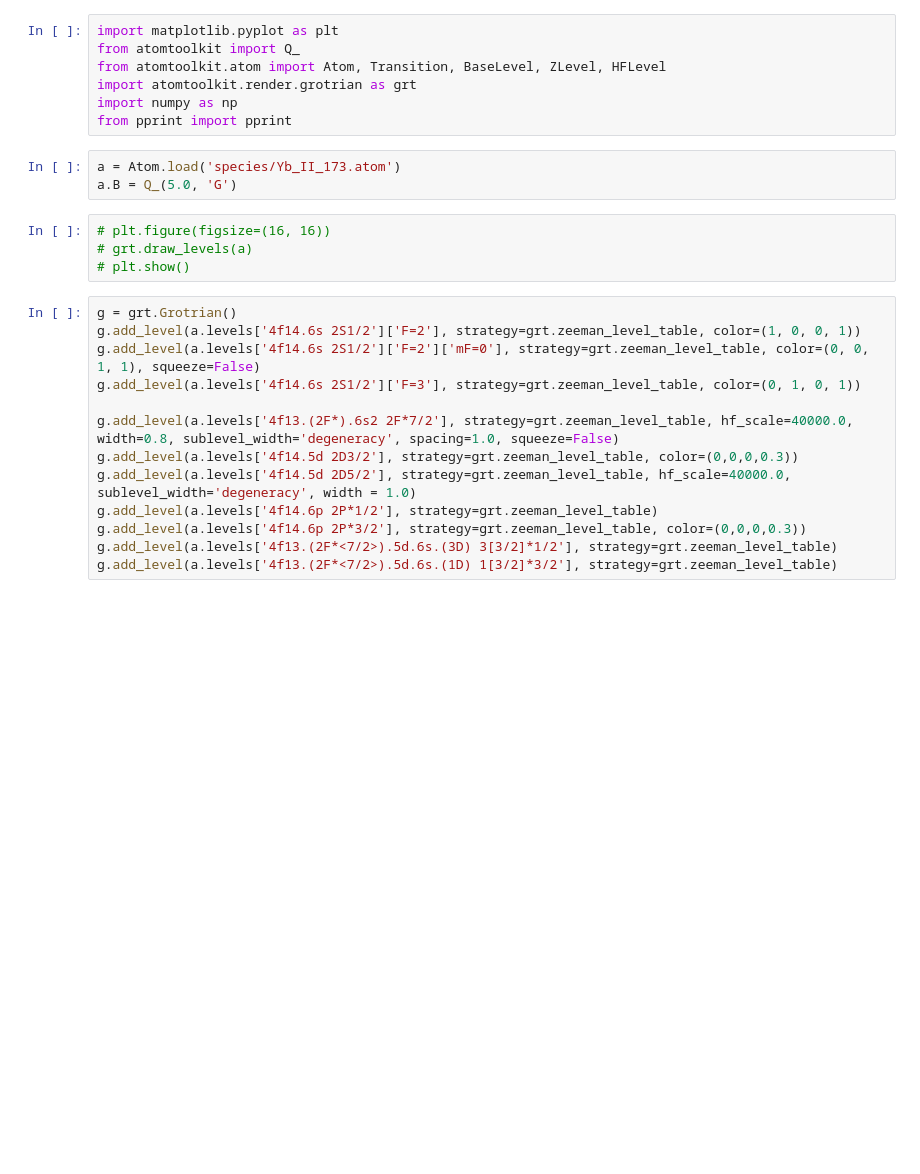
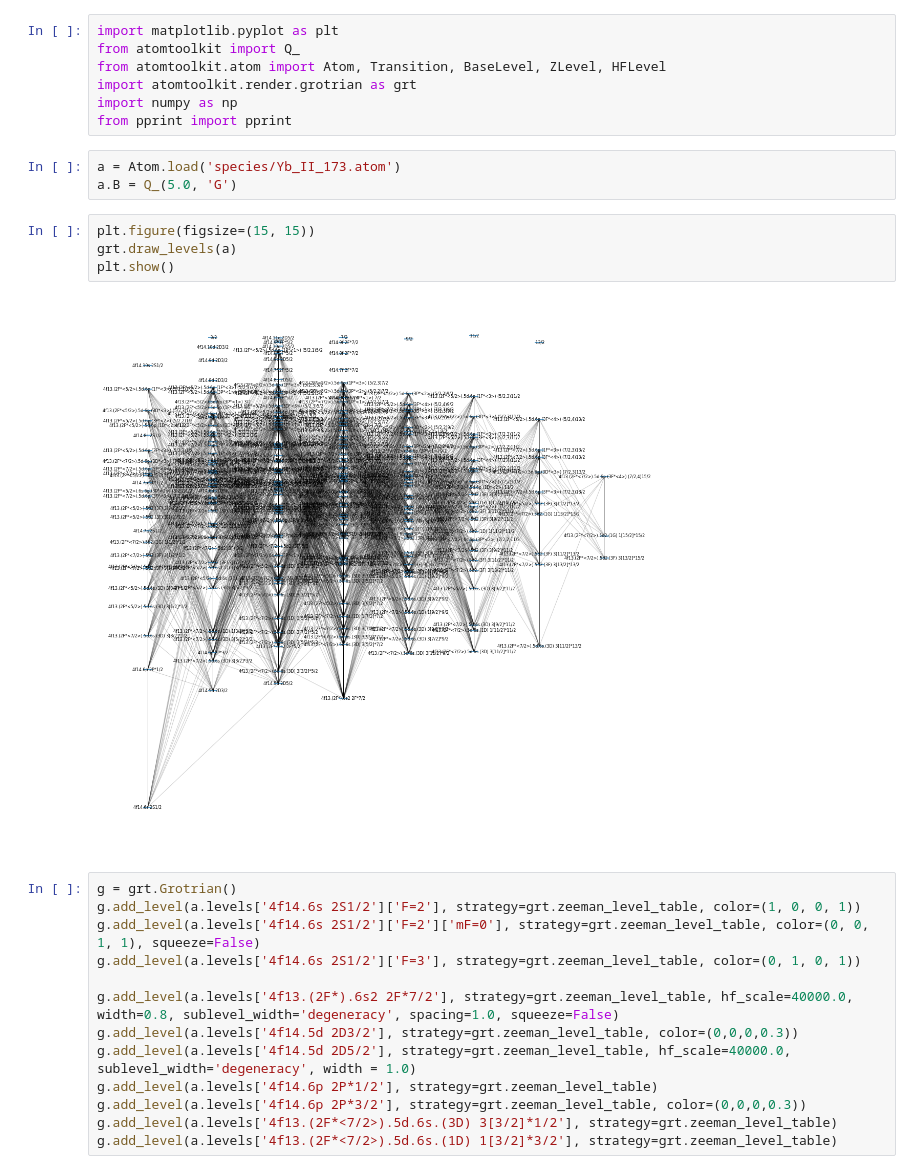
Before and after one commit to thomasdellaert/Atom-Toolkit, a Jupyter notebook: grotrians.ipynb, the cells around one changed output. Cells and saved outputs as stored; diff of their text form; blank space fills up the shorter version.

```diff
--- a/grotrians.ipynb
+++ b/grotrians.ipynb
@@ -9,9 +9,11 @@ from pprint import pprint
 a = Atom.load('species/Yb_II_173.atom')
 a.B = Q_(5.0, 'G')
 # %%
-# plt.figure(figsize=(16, 16))
-# grt.draw_levels(a)
-# plt.show()
+plt.figure(figsize=(15, 15))
+grt.draw_levels(a)
+plt.show()
+# %% [output]
+[figure, added]
 # %%
 g = grt.Grotrian()
 g.add_level(a.levels['4f14.6s 2S1/2']['F=2'], strategy=grt.zeeman_level_table, color=(1, 0, 0, 1))
```
Also changed, not shown: parts of 8 cells of this notebook, 1 other file.
